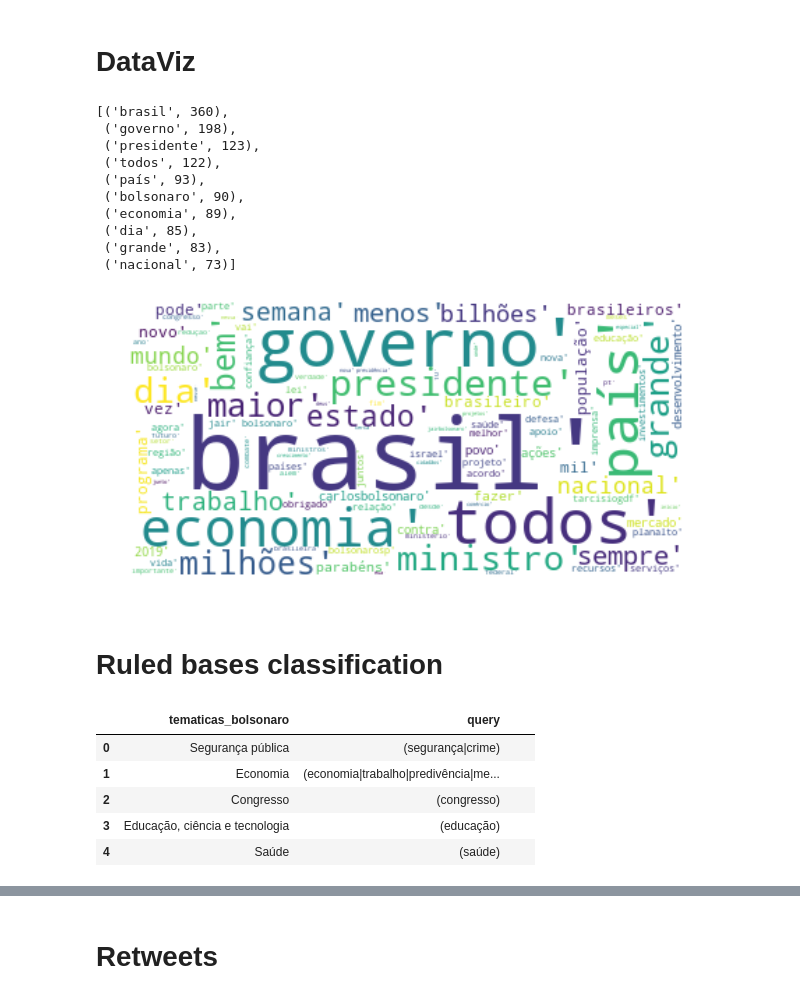
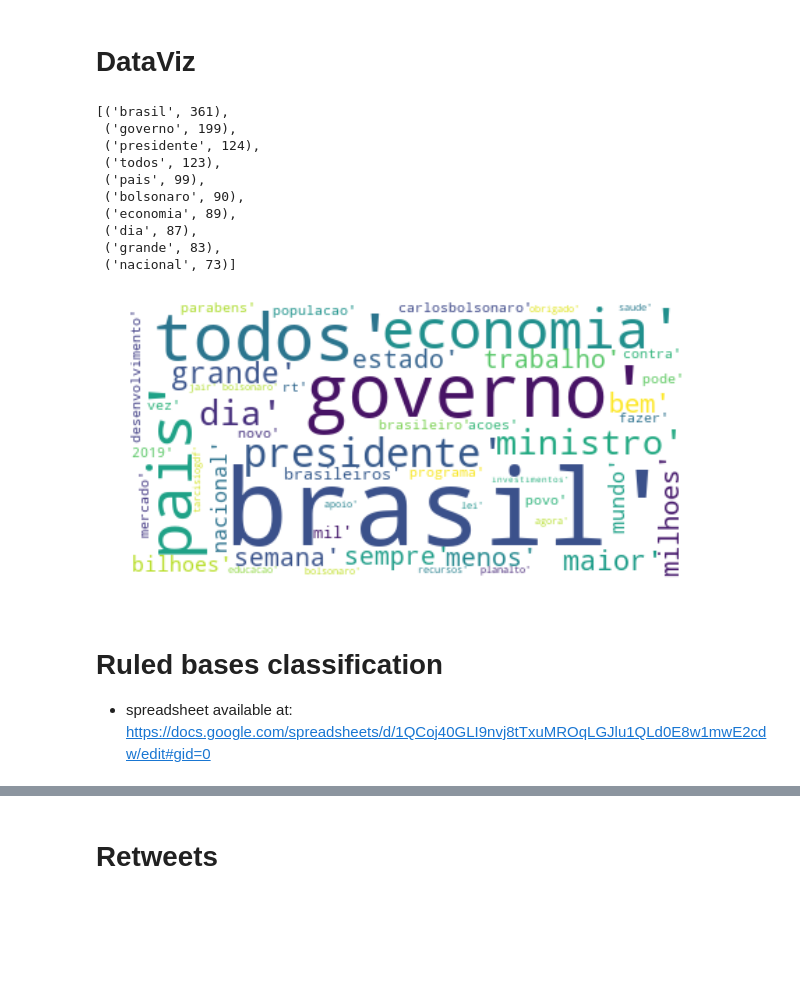
Before and after one commit to lclarete/bozoinsights, a Jupyter notebook: tweets_bolsonaro.ipynb, the cells around one changed output, grey strips where cells are left out. Cells and saved outputs as stored; diff of their text form; code cells hidden in the pictures; blank space fills up the shorter version.

```diff
--- a/tweets_bolsonaro.ipynb
+++ b/tweets_bolsonaro.ipynb
@@ -163,0 +300,2 @@ clean_text[0:5]
+# %%
+df['text_stem'] = df.text_clean.apply(stemming)
@@ -164,24 +309,25 @@ clean_text[0:5]
 # %% [markdown]
 # DataViz
+# %%
+# transform Pandas Series into a list of strings
+# clear stop words
+from nltk.tokenize import word_tokenize
+text_str = serie_to_string(df.text_clean)
+
+text_list = [w for w in word_tokenize(text_str)
+              if w not in sw]
 # %%
 # count most frequent words
 from collections import Counter
-Counter(clean_text).most_common(10)
+Counter(text_list).most_common(10)
 # %% [output]
-[('brasil', 360),
- ('governo', 198),
- ('presidente', 123),
- ('todos', 122),
- ('país', 93),
+[('brasil', 361),
+ ('governo', 199),
+ ('presidente', 124),
+ ('todos', 123),
+ ('pais', 99),
  ('bolsonaro', 90),
  ('economia', 89),
- ('dia', 85),
+ ('dia', 87),
  ('grande', 83),
  ('nacional', 73)]
-# %%
-word_cloud_figure(clean_text,
-              max_words=100)
-# %% [output]
-[figure, removed]
-# %% [markdown]
-# Ruled bases classification
@@ -195,2 +334,12 @@ from NLP_count_themes_boolean import count_themes
+# %%
+word_cloud_figure(text_list,
+                  max_words=50,
+                  stopwords=['pode', 'rt', 'contra', 'maior', 'menos']
+                 )
+# %% [output]
+[figure, added]
+# %% [markdown]
+# Ruled bases classification
+* spreadsheet available at: https://docs.google.com/spreadsheets/d/1QCoj40GLI9nvj8tTxuMROqLGJlu1QLd0E8w1mwE2cdw/edit#gid=0
 # %%
 # retrieve stringlines from a google spreadsheet
@@ -198,9 +348,0 @@ pattern_df = gsheet_returns_df('tematicas_bolsonaro', 'strings')
-# %%
-pattern_df.head()
-# %% [output]
-|  | tematicas_bolsonaro | query |  |  |
-| 0 | Segurança pública | (segurança|crime) |  |  |
-| 1 | Economia | (economia|trabalho|predivência|me... |  |  |
-| 2 | Congresso | (congresso) |  |  |
-| 3 | Educação, ciência e tecnologia | (educação) |  |  |
-| 4 | Saúde | (saúde) |  |  |
```
Also changed, not shown: parts of 107 cells of this notebook, 1 other file.
